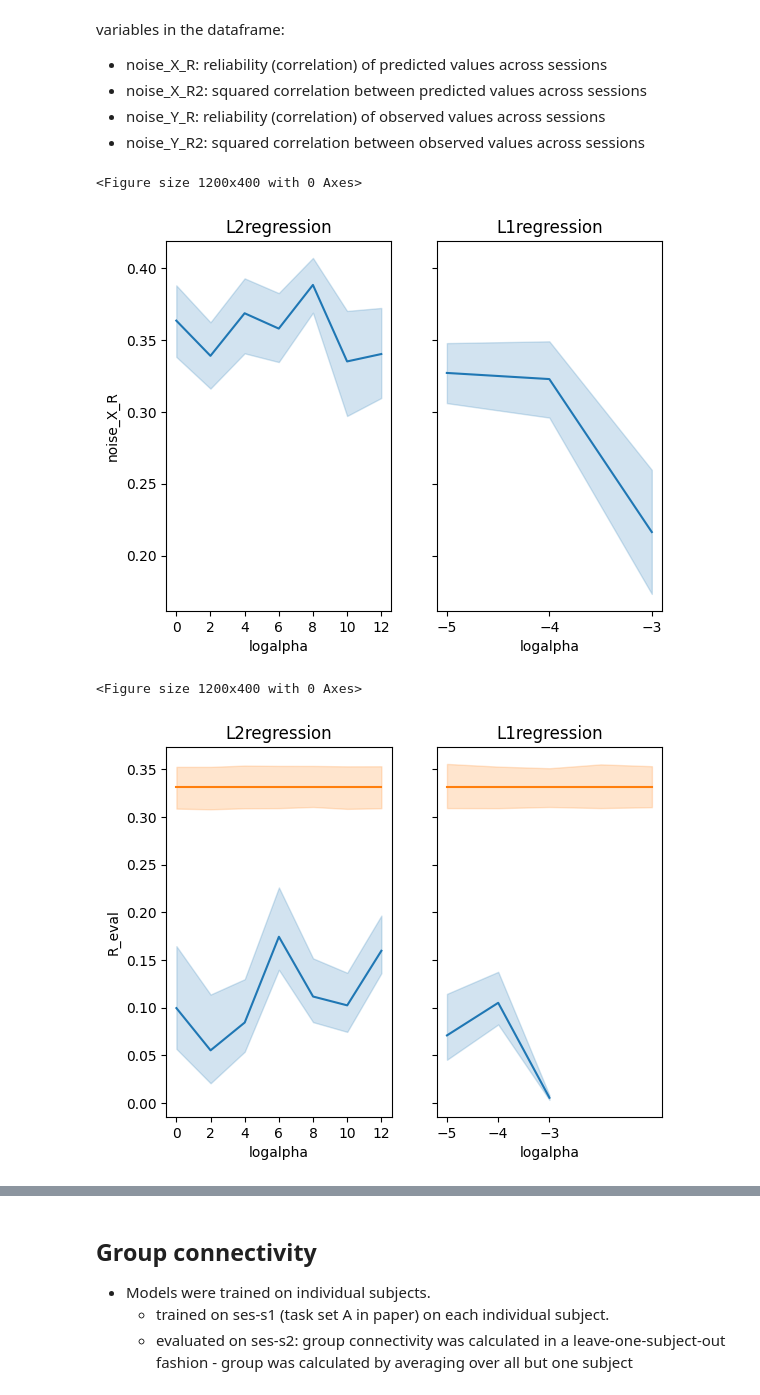
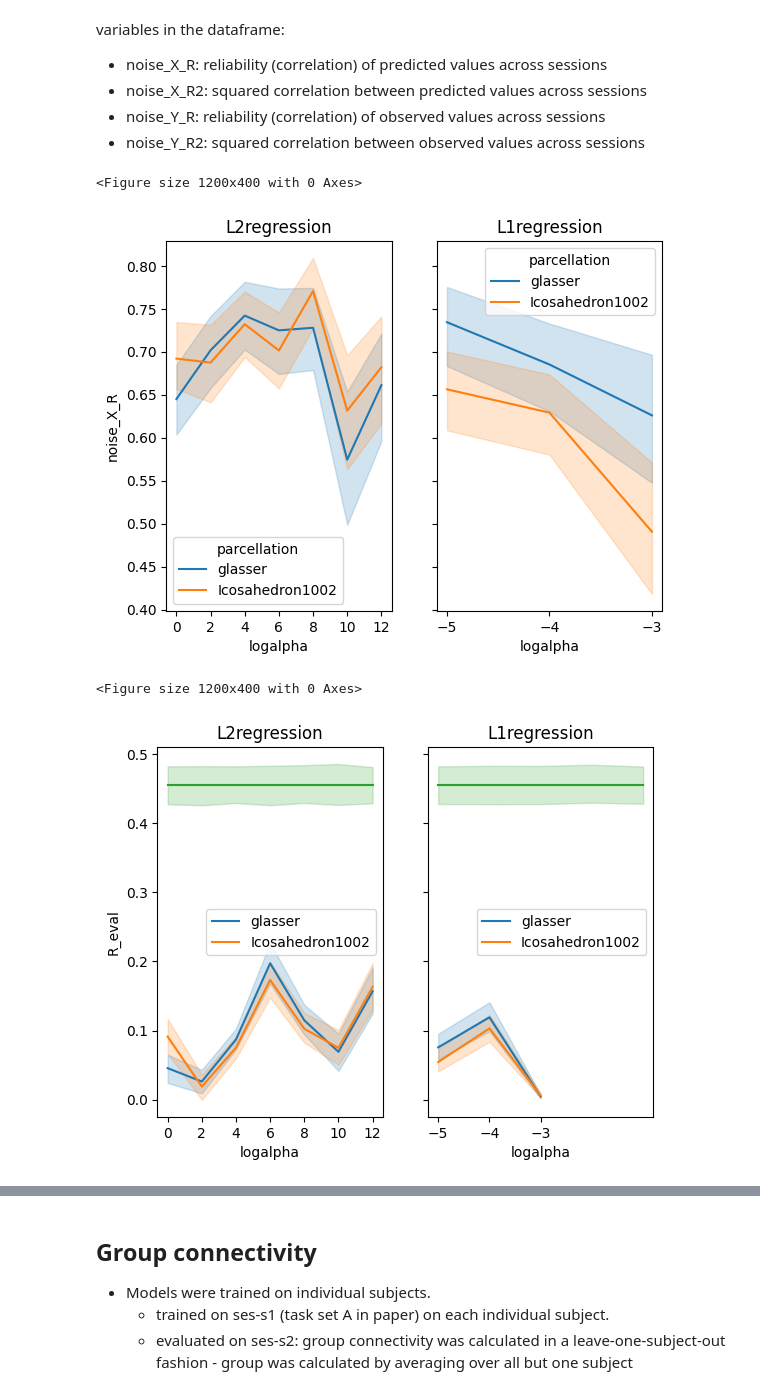
Before and after one commit to lshahsha/bg_conn_sr, a Jupyter notebook: notebooks/bg_model_eval.ipynb, the cells around one changed output, grey strips where cells are left out. Drawn from its saved outputs; the diff is of its cells as text; code cells hidden in the pictures.

```diff
--- a/notebooks/bg_model_eval.ipynb
+++ b/notebooks/bg_model_eval.ipynb
@@ -25,9 +25,10 @@ import matplotlib.pyplot as plt
     * trained on ses-s1 (task set A in paper) on each individual subject. For each subject, it was then evaluated on ses-s2 (task set B in paper) for the same subject.
 # %%
 # get the best performing model for Md, L1 and L2 regression evaluated on individual subjects trained on s1
-d=rm.comb_eval(models=['Md_s1_ind'],
+d=rm.comb_eval(models=['Md_s1_glasser_ind', 'Md_s1_ind'],
                   eval_t = 'eval',
                   eval_data=["MDTB"],
+                  eval_ses='s2',
                   subcortex='MNIAsymBg2',
                   methods =['L2regression', 'L1regression', 'WTA'])
 d['model'].fillna('avg',inplace=True)
@@ -44,26 +45,26 @@ variables in the dataframe:
 # %%
 # find the best model: the model that leads to highest predictive accuracy across subjects
 methods = ["L2regression", "L1regression"]
 fig = plt.figure(figsize=(12,4))
 _, ax = plt.subplots(1,2, sharey = True)
 for i,method in enumerate(methods):
-    g = sns.lineplot(x='logalpha', y='noise_X_R', data=d.loc[d.method == method], ax=ax[i])
+    g = sns.lineplot(x='logalpha', y='noise_X_R', data=d.loc[d.method == method], ax=ax[i], hue = "parcellation")
     if method == "L2regression":
         g.set_xticks([0, 2, 4, 6, 8, 10, 12])
     else:
         g.set_xticks([-5, -4, -3])
     # set the tile
     g.set_title(method)
 # %% [output]
 <Figure size 1200x400 with 0 Axes>
-[figure, old version]
+[figure, new version]
 # %%
 # find the best model: the model that leads to highest predictive accuracy across subjects
 methods = ["L2regression", "L1regression"]
 fig = plt.figure(figsize=(12,4))
 _, ax = plt.subplots(1,2, sharey = True)
 for i,method in enumerate(methods):
-    g = sns.lineplot(x='logalpha', y='R_eval', data=d.loc[d.method == method], ax=ax[i])
+    g = sns.lineplot(x='logalpha', y='R_eval', data=d.loc[d.method == method], ax=ax[i], hue = "parcellation")
     g = sns.lineplot(x=d.logalpha.loc[d.method == method], y= d['noiseceiling_Y'].loc[d.method == method].values, ax=ax[i])
     if method == "L2regression":
         g.set_xticks([0, 2, 4, 6, 8, 10, 12])
@@ -73,6 +74,6 @@ for i,method in enumerate(methods):
     g.set_title(method)
 # %% [output]
 <Figure size 1200x400 with 0 Axes>
-[figure, old version]
+[figure, new version]
 # %%
 # determine best logalpha for each model
```
Also changed, not shown: parts of 2 cells of this notebook, 1 other file.
